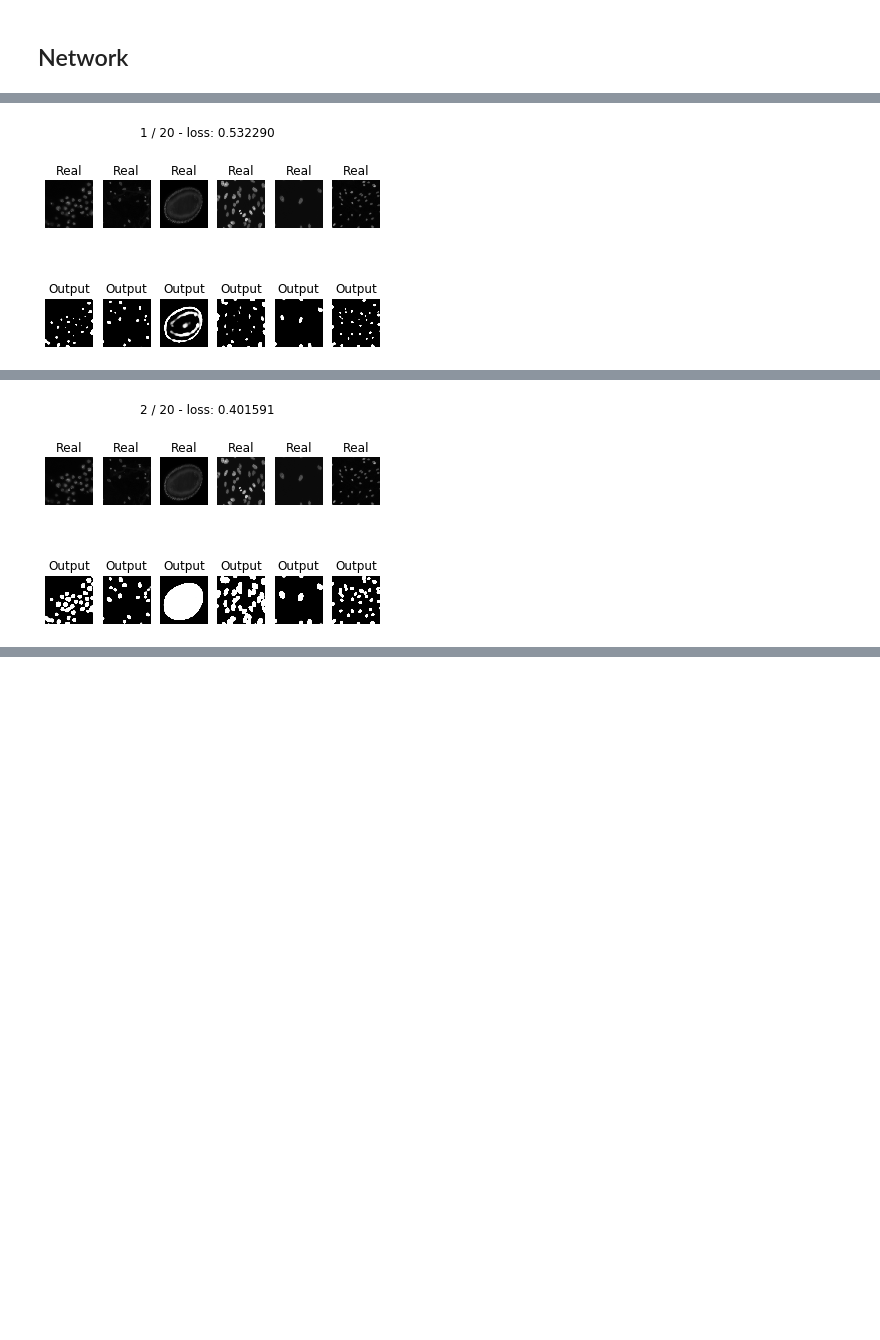
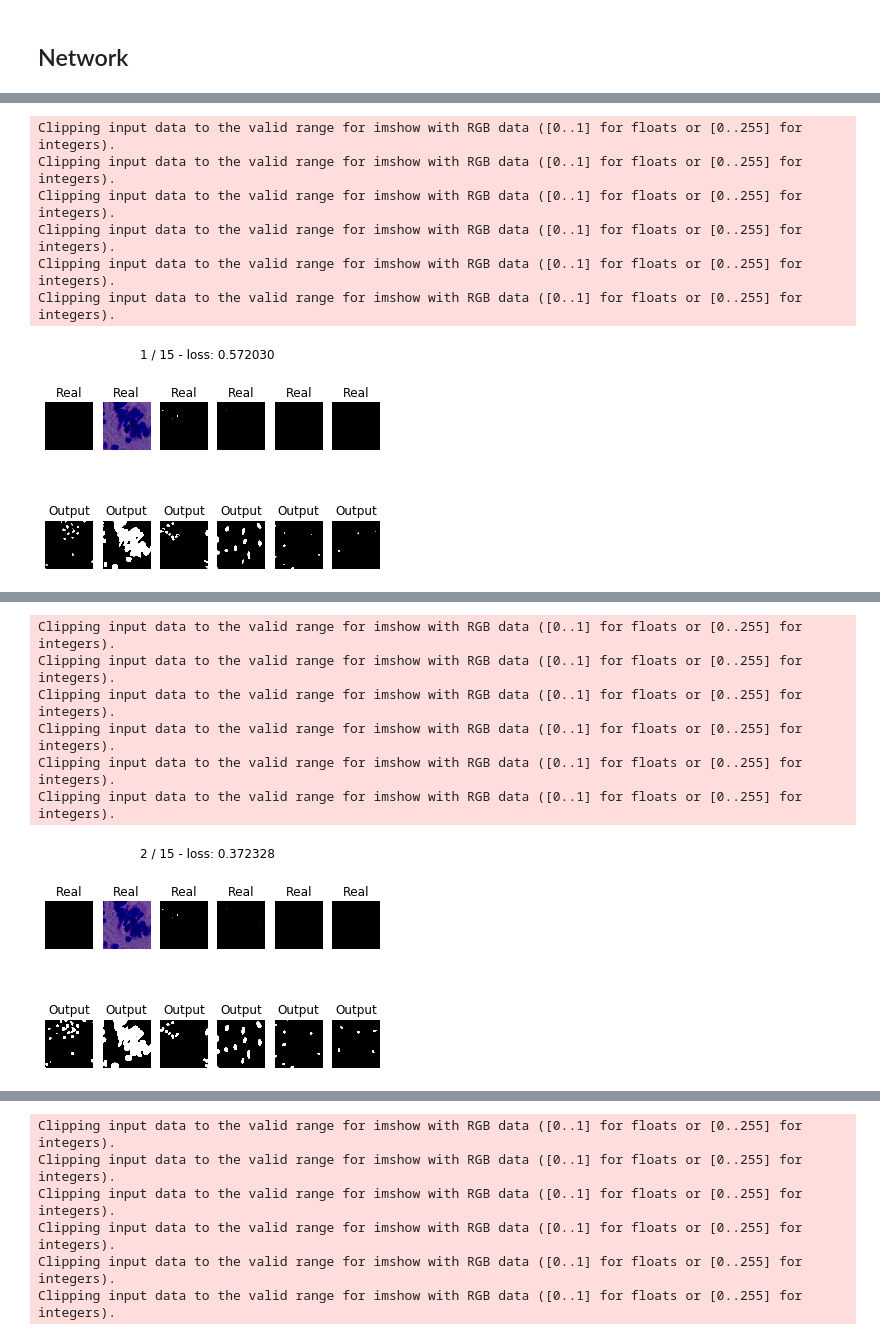
Before and after one commit to JulesBelveze/pytorch-tutorial-computer-vision, a Jupyter notebook: nuclei_segmentation/nuclei_segmentation.ipynb, the cells around one changed output, grey strips where cells are left out. Cells and saved outputs as stored; diff of their text form; code cells hidden in the pictures; blank space fills up the shorter version.

```diff
--- a/nuclei_segmentation/nuclei_segmentation.ipynb
+++ b/nuclei_segmentation/nuclei_segmentation.ipynb
@@ -113,14 +94,12 @@ def iou(image_1, image_2):
 
     return torch.sum(intersection, dtype=torch.float32) / torch.sum(union, dtype=torch.float32)
 # %%
-def mAP(true_batch, pred_batch, batch_size, threshold=.5):
+def mAP(true_batch, pred_batch, batch_size, threshold=.7):
     # mapping output to predicted class
-    pred_batch = torch.sigmoid(pred_batch)
-    pred_batch[pred_batch > threshold] = 1
-    pred_batch[pred_batch <= threshold] = 0
+#     pred_batch = torch.sigmoid(pred_batch)
     sum_mAP = 0
     for (y_true, y_pred) in zip(true_batch, pred_batch):
         y_pred = y_pred.squeeze(0)
-        sum_mAP += get_prediction_perf(y_true, y_pred)
+        sum_mAP += get_prediction_perf(y_true, y_pred, threshold)
 
-    return torch.tensor(sum_mAP / batch_size, dtype=torch.float32)
+    return sum_mAP / batch_size
@@ -198,7 +169,7 @@ class UNet(nn.Module):
         super().__init__()
 
         # encoder (downsampling)
-        self.enc_conv0 = nn.Conv2d(1, 64, 3, padding=1)
+        self.enc_conv0 = nn.Conv2d(3, 64, 3, padding=1)
         self.pool0 = nn.MaxPool2d(3, 2, padding=1)  # 256 -> 128
         self.enc_conv1 = nn.Conv2d(64, 64, 3, padding=1)
         self.pool1 = nn.MaxPool2d(3, 2, padding=1)  # 128 -> 64
@@ -264,6 +235,7 @@ def weighted_dice_loss(y_true, y_pred):
 # %%
 def train(model, opt, loss_fn, epochs, data_tr, data_val):
     X_val, Y_val = next(iter(data_val))
+    print(X_val.shape)
     batch_size   = X_val.shape[0]
 
     mAP_  = []
@@ -302,8 +274,8 @@ def train(model, opt, loss_fn, epochs, data_tr, data_val):
         mAP_.append(mAP(Y_batch, Y_hat, batch_size))
         for k in range(6):
             plt.subplot(2, 6, k+1)
-#             plt.imshow(np.rollaxis(X_val[k].numpy(), 0, 3), cmap='gray')
-            plt.imshow(X_val[k].squeeze(0).numpy(), cmap='gray')
+            plt.imshow(np.rollaxis(X_val[k].numpy(), 0, 3), cmap='gray')
+#             plt.imshow(X_val[k].squeeze(0).numpy(), cmap='gray')
             plt.title('Real')
             plt.axis('off')
 
@@ -322,18 +295,19 @@ def predict(model, data):
 # %%
-from torch.utils.data import DataLoader
 batch_size = 10
+size=(256,256)
 
 transform_images_train = transforms.Compose([
     transforms.Resize(size),
 #     transforms.Grayscale(num_output_channels=1),
-#     transforms.RandomRotation(90),
-    transforms.ToTensor()
+    transforms.ToTensor(),
+    transforms.Normalize([.5, .5, .5], [.5, .5, .5])
 ])
 
 transform_images_test = transforms.Compose([
     transforms.Resize(size),
 #     transforms.Grayscale(num_output_channels=1),
-    transforms.ToTensor()
+    transforms.ToTensor(),
+    transforms.Normalize([.5, .5, .5], [.5, .5, .5])
 ])
 
 transform_masks = transforms.Compose([
@@ -341,13 +315,13 @@ transform_masks = transforms.Compose([
     transforms.ToTensor()
 ])
 
-train_set    = Nucleis_dataset(True, transform_images_train, transform_masks, images, masks)
+train_set = Nucleis_dataset(True, transform_images_train, transform_masks, images, masks)
 train_loader = DataLoader(train_set, batch_size=batch_size, shuffle=True, num_workers=3)
 
-test_set     = Nucleis_dataset(False, transform_images_test, transform_masks, images, masks)
-test_loader  = DataLoader(test_set, batch_size=batch_size, shuffle=True, num_workers=3)
+test_set = Nucleis_dataset(False, transform_images_test, transform_masks, images, masks)
+test_loader = DataLoader(test_set, batch_size=batch_size, shuffle=True, num_workers=3)
 # %%
 model = UNet().to(device)
 # %%
-loss_train_rbg, MAP_rgb = train(model, optim.Adam(model.parameters(),lr=0.001), weighted_dice_loss, 20, train_loader, test_loader)
+loss_train_gray_weighted_normalized, MAP_gray = train(model, optim.Adam(model.parameters(),lr=0.001), weighted_dice_loss, 15, train_loader, test_loader)
 # %% [output]
@@ -356 +331,7 @@ loss_train_rbg, MAP_rgb = train(model, optim.Adam(model.parameters(),lr=0.001),
+Clipping input data to the valid range for imshow with RGB data ([0..1] for floats or [0..255] for integers).
+Clipping input data to the valid range for imshow with RGB data ([0..1] for floats or [0..255] for integers).
+Clipping input data to the valid range for imshow with RGB data ([0..1] for floats or [0..255] for integers).
+Clipping input data to the valid range for imshow with RGB data ([0..1] for floats or [0..255] for integers).
+Clipping input data to the valid range for imshow with RGB data ([0..1] for floats or [0..255] for integers).
+Clipping input data to the valid range for imshow with RGB data ([0..1] for floats or [0..255] for integers).
-[figure, old version]
+[figure, new version]
@@ -359 +340,7 @@ loss_train_rbg, MAP_rgb = train(model, optim.Adam(model.parameters(),lr=0.001),
+Clipping input data to the valid range for imshow with RGB data ([0..1] for floats or [0..255] for integers).
+Clipping input data to the valid range for imshow with RGB data ([0..1] for floats or [0..255] for integers).
+Clipping input data to the valid range for imshow with RGB data ([0..1] for floats or [0..255] for integers).
+Clipping input data to the valid range for imshow with RGB data ([0..1] for floats or [0..255] for integers).
+Clipping input data to the valid range for imshow with RGB data ([0..1] for floats or [0..255] for integers).
+Clipping input data to the valid range for imshow with RGB data ([0..1] for floats or [0..255] for integers).
-[figure, old version]
+[figure, new version]
@@ -361,0 +349,6 @@ loss_train_rbg, MAP_rgb = train(model, optim.Adam(model.parameters(),lr=0.001),
+Clipping input data to the valid range for imshow with RGB data ([0..1] for floats or [0..255] for integers).
+Clipping input data to the valid range for imshow with RGB data ([0..1] for floats or [0..255] for integers).
+Clipping input data to the valid range for imshow with RGB data ([0..1] for floats or [0..255] for integers).
+Clipping input data to the valid range for imshow with RGB data ([0..1] for floats or [0..255] for integers).
+Clipping input data to the valid range for imshow with RGB data ([0..1] for floats or [0..255] for integers).
+Clipping input data to the valid range for imshow with RGB data ([0..1] for floats or [0..255] for integers).
```
Also changed, not shown: parts of 19 cells of this notebook, 2 other files.
